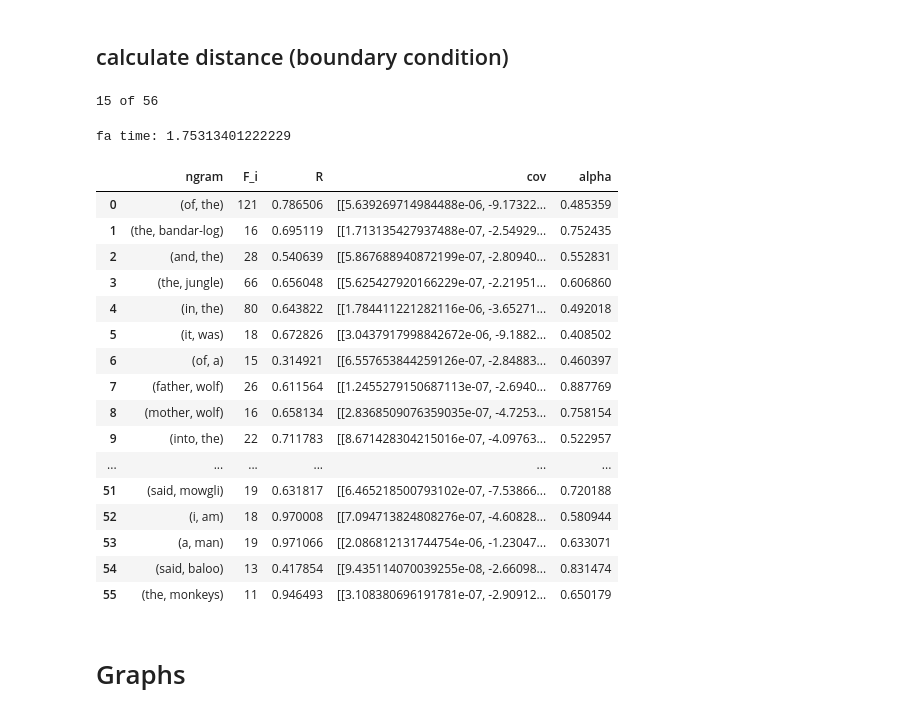
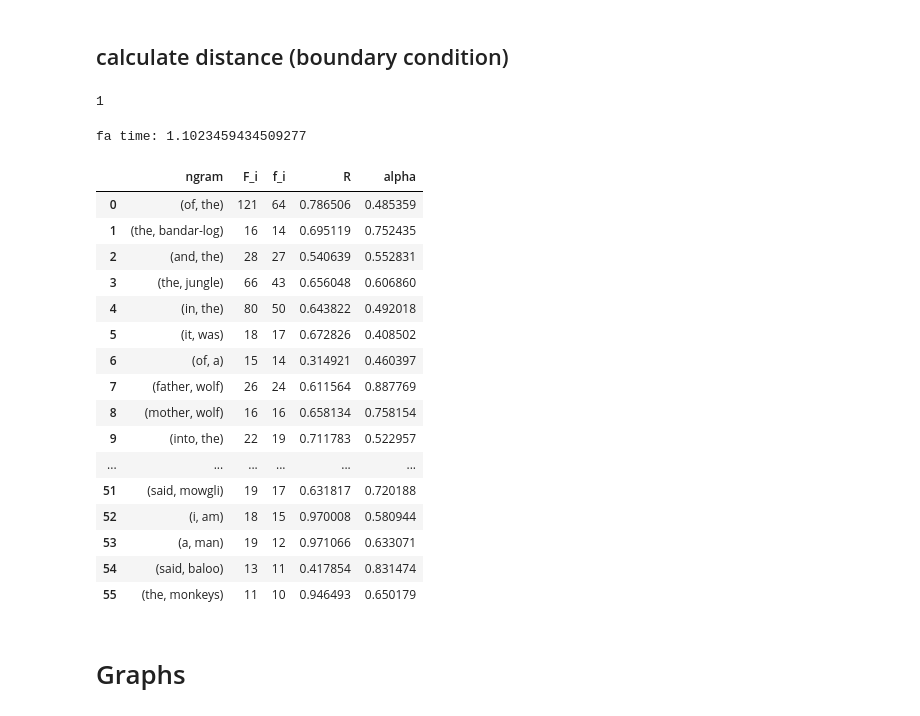
Before and after one commit to awerne22/NLP, a Jupyter notebook: markov+fa.ipynb, the cells around one changed output. Drawn from its saved outputs; the diff is of its cells as text; code cells hidden in the pictures.

```diff
--- a/markov+fa.ipynb
+++ b/markov+fa.ipynb
@@ -55,5 +37,8 @@ def remove_punctuation(data):
     return "".join(temp)
 data=remove_punctuation(file)
 
-print(data.split())
+#print(data.split())
+for i in file:
+    print(i)
+    input()
 # %% [output]
@@ -237,7 +240,7 @@ for index,ngram in enumerate(df['ngram']):
     #print(model[ngram].dt)
 print(1)
 # %% [output]
-15 of 56
+1
 # %%
 start=time()
 temp_w=0
@@ -297,63 +300,64 @@ for ngram in df['ngram']:
     model[ngram].a=c[0]
     model[ngram].b=c[1]
     temp_b.append(c[1])
-    temp_cov.append(cov)
-    #temp_fi.append(model[ngram].F_i/L)
+    #temp_cov.append(cov)
+    temp_fi.append(model[ngram].F_i)
     temp_R.append(R(np.array(model[ngram].dt)))
+df['f_i']=temp_fi
 df['R']=temp_R
-df["cov"]=temp_cov
-#df['f_i']=temp_fi
+#df["cov"]=temp_cov
+
 df['alpha']=temp_b
 
 
 
 
 
 
 """
 def secound_pool(ngram):
     return fa(model[ngram].bool,(temp_w,wmax,we,wh,L))
 
 def first_pool(wind):
     #print(w)
     #print(list(df['ngram']))
     #print(model['entropy'])
     global temp_w
     temp_w=wind
     with ThreadPoolExecutor() as j:
         result = j.map(secound_pool,df['ngram'])
     for f,ngram in zip(result,df['ngram']):
         model[ngram].counts[wind]=f[0]
         model[ngram].fa[wind]=f[1]
 
 
 with ThreadPoolExecutor() as e:
     windows=list(range(w,wmax,we))
     e.map(first_pool,windows)
 """
 
 
 print("fa time:",time()-start)
 df
 # %% [output]
-fa time: 1.75313401222229
+fa time: 1.1023459434509277
-|  | ngram | F_i | R | cov | alpha |
-| 0 | (of, the) | 121 | 0.786506 | [[5.639269714984488e-06, -9.17322... | 0.485359 |
-| 1 | (the, bandar-log) | 16 | 0.695119 | [[1.713135427937488e-07, -2.54929... | 0.752435 |
-| 2 | (and, the) | 28 | 0.540639 | [[5.867688940872199e-07, -2.80940... | 0.552831 |
-| 3 | (the, jungle) | 66 | 0.656048 | [[5.625427920166229e-07, -2.21951... | 0.606860 |
-| 4 | (in, the) | 80 | 0.643822 | [[1.784411221282116e-06, -3.65271... | 0.492018 |
-| 5 | (it, was) | 18 | 0.672826 | [[3.0437917998842672e-06, -9.1882... | 0.408502 |
-| 6 | (of, a) | 15 | 0.314921 | [[6.557653844259126e-07, -2.84883... | 0.460397 |
-| 7 | (father, wolf) | 26 | 0.611564 | [[1.2455279150687113e-07, -2.6940... | 0.887769 |
-| 8 | (mother, wolf) | 16 | 0.658134 | [[2.8368509076359035e-07, -4.7253... | 0.758154 |
-| 9 | (into, the) | 22 | 0.711783 | [[8.671428304215016e-07, -4.09763... | 0.522957 |
+|  | ngram | F_i | f_i | R | alpha |
+| 0 | (of, the) | 121 | 64 | 0.786506 | 0.485359 |
+| 1 | (the, bandar-log) | 16 | 14 | 0.695119 | 0.752435 |
+| 2 | (and, the) | 28 | 27 | 0.540639 | 0.552831 |
+| 3 | (the, jungle) | 66 | 43 | 0.656048 | 0.606860 |
+| 4 | (in, the) | 80 | 50 | 0.643822 | 0.492018 |
+| 5 | (it, was) | 18 | 17 | 0.672826 | 0.408502 |
+| 6 | (of, a) | 15 | 14 | 0.314921 | 0.460397 |
+| 7 | (father, wolf) | 26 | 24 | 0.611564 | 0.887769 |
+| 8 | (mother, wolf) | 16 | 16 | 0.658134 | 0.758154 |
+| 9 | (into, the) | 22 | 19 | 0.711783 | 0.522957 |
 | ... | ... | ... | ... | ... | ... |
-| 51 | (said, mowgli) | 19 | 0.631817 | [[6.465218500793102e-07, -7.53866... | 0.720188 |
-| 52 | (i, am) | 18 | 0.970008 | [[7.094713824808276e-07, -4.60828... | 0.580944 |
-| 53 | (a, man) | 19 | 0.971066 | [[2.086812131744754e-06, -1.23047... | 0.633071 |
-| 54 | (said, baloo) | 13 | 0.417854 | [[9.435114070039255e-08, -2.66098... | 0.831474 |
-| 55 | (the, monkeys) | 11 | 0.946493 | [[3.108380696191781e-07, -2.90912... | 0.650179 |
+| 51 | (said, mowgli) | 19 | 17 | 0.631817 | 0.720188 |
+| 52 | (i, am) | 18 | 15 | 0.970008 | 0.580944 |
+| 53 | (a, man) | 19 | 12 | 0.971066 | 0.633071 |
+| 54 | (said, baloo) | 13 | 11 | 0.417854 | 0.831474 |
+| 55 | (the, monkeys) | 11 | 10 | 0.946493 | 0.650179 |
 # %% [markdown]
 # Graphs
 # %%
```
Also changed, not shown: parts of 3 cells of this notebook, 3 other files.
